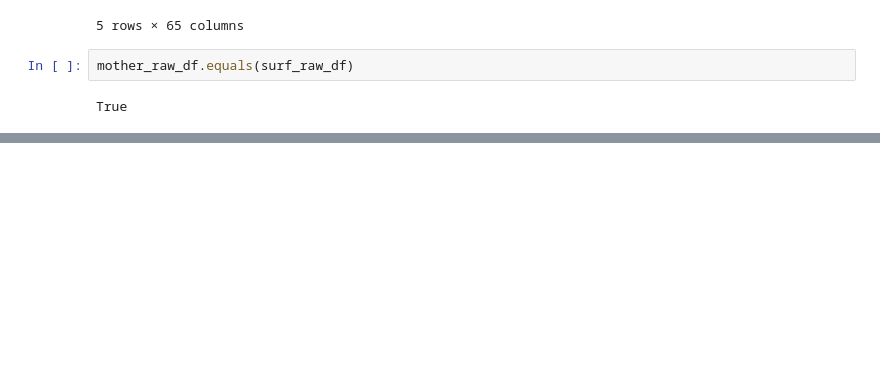
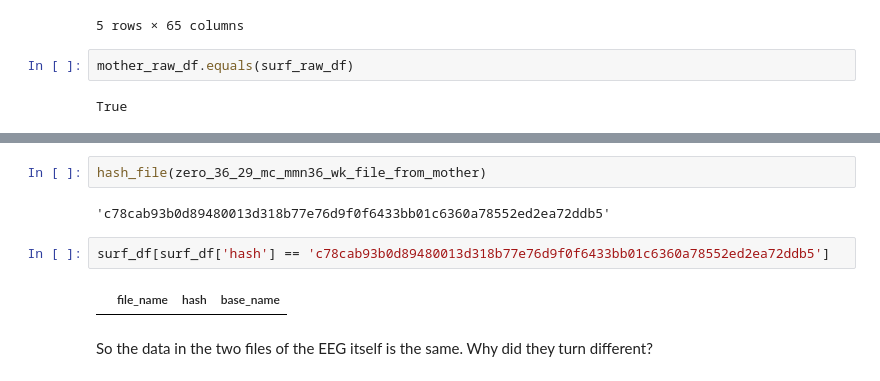
Before and after one commit to NadineUU/EEG_age_prediction, a Jupyter notebook: Notebooks/ePodium_file_update.ipynb, the cells around one changed output, grey strips where cells are left out. Saved outputs shown, nothing was run; the diff lists cells and outputs as text; blank space fills up the shorter version.

```diff
--- a/Notebooks/ePodium_file_update.ipynb
+++ b/Notebooks/ePodium_file_update.ipynb
@@ -294,0 +371,10 @@ True
+# %%
+hash_file(zero_36_29_mc_mmn36_wk_file_from_mother)
+# %% [output]
+'c78cab93b0d89480013d318b77e76d9f0f6433bb01c6360a78552ed2ea72ddb5'
+# %%
+surf_df[surf_df['hash'] == 'c78cab93b0d89480013d318b77e76d9f0f6433bb01c6360a78552ed2ea72ddb5']
+# %% [output]
+|  | file_name | hash | base_name |
+# %% [markdown]
+So the data in the two files of the EEG itself is the same. Why did they turn different?
```
Also changed, not shown: parts of 11 cells of this notebook, 2 other files.
